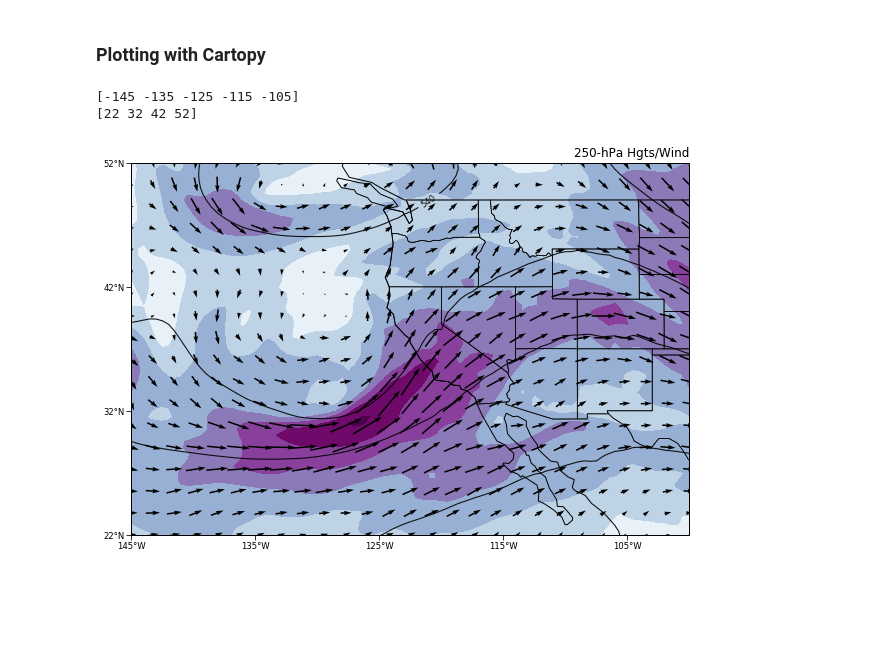
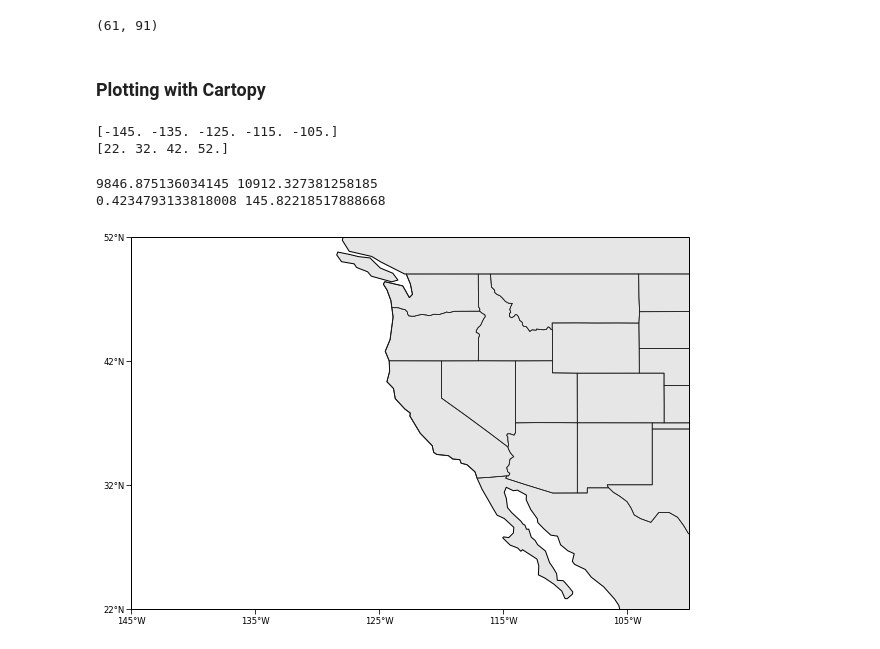
Before and after one commit to CLIVAC/pyclivac, a Jupyter notebook: examples/xarray_and_cartopy.ipynb, the cells around one changed output. Saved outputs shown, nothing was run; the diff lists cells and outputs as text; code cells hidden in the pictures; blank space fills up the shorter version.

```diff
--- a/examples/xarray_and_cartopy.ipynb
+++ b/examples/xarray_and_cartopy.ipynb
@@ -99,13 +168,13 @@ Attributes:
 # %%
-# Extract data for plotting
-
-lats = ds250['latitude'].values     # .values extracts var as numpy array
-lons = ds250['longitude'].values
+# coordinate arrays
+lats = dsAR['latitude'].values     # .values extracts var as numpy array
+lons = dsAR['longitude'].values
 print(lats.shape, lons.shape)
 
-u250 = ds250['u'].values
-v250 = ds250['v'].values
-z250 = ds250['zg'].values
+# data variables
+uwnd = dsAR['u'].values
+vwnd = dsAR['v'].values
+hgts = dsAR['zg'].values
 
-print(u250.shape)
+# check shape of new arrays and print some values...
 # %% [output]
@@ -119,9 +191,12 @@ def calc_wspd(u, v):
     wspd = np.sqrt(u**2 + v**2)
     return wspd
 # %%
-# Compute wind speed
+# Calculate wind speed
 
-wspd = calc_wspd(u250, v250)
+wspd = calc_wspd(uwnd, vwnd)
+print(wspd.shape)
+# %% [output]
+(61, 91)
 # %%
 # Define a function to convert wind from m/s to knots
 
@@ -129,9 +207,6 @@ wspd = calc_wspd(u250, v250)
 # %% [markdown]
 ### Plotting with Cartopy
 # %%
-# Set up
-uwnd = u250
-vwnd = v250
 # Projection/Coordinate systems
 datacrs = ccrs.PlateCarree()     # data/source
 mapcrs = ccrs.PlateCarree()      # map/destination
@@ -148,57 +223,55 @@ dy = np.arange(latmin,latmax+1,10)
 print(dx)
 print(dy)
 # %% [output]
-[-145 -135 -125 -115 -105]
-[22 32 42 52]
+[-145. -135. -125. -115. -105.]
+[22. 32. 42. 52.]
+# %%
+# Check range of data values (helps set up contour levels)
+
+print(hgts.min(), hgts.max())
+print(wspd_knots.min(), wspd_knots.max())
+# %% [output]
+9846.875136034145 10912.327381258185
+0.4234793133818008 145.82218517888668
 # %%
 # Create figure
 fig = plt.figure(figsize=(10,7))
 
 # Add plot axes and draw basemap
 ax = fig.add_subplot(111, projection=mapcrs)
 ax.set_extent([lonmin,lonmax,latmin,latmax], crs=mapcrs)
 
 # xticks
 ax.set_xticks(dx, crs=mapcrs)
 lon_formatter = LongitudeFormatter()
 ax.xaxis.set_major_formatter(lon_formatter)
 # yticks
 ax.set_yticks(dy, crs=mapcrs)
 lat_formatter = LatitudeFormatter()
 ax.yaxis.set_major_formatter(lat_formatter)
 # tick params
 ax.tick_params(direction='out', labelsize=8.5, length=5, pad=2, color='black')
 
 # Map features
 ax.add_feature(cfeature.LAND, facecolor='0.9')
 ax.add_feature(cfeature.BORDERS, edgecolor='0.1', linewidth=0.7)
 ax.add_feature(cfeature.COASTLINE, edgecolor='k', linewidth=1.0)
 ax.add_feature(cfeature.STATES, edgecolor='0.1', linewidth=0.7)
 
+# show basemap
+plt.show()
+
 # Geopotenital height lines
-clevs_hgts = np.arange(840,1280,12)
-cs = ax.contour(lons, lats, hgts/10., transform=datacrs,
-               # levels=clevs_hgts,
-                linewidths=1.1, alpha=0.9,
-                colors='k')
-plt.clabel(cs, fmt='%d',fontsize=8.5, inline_spacing=5)
+# clevs_hgts = np.arange(840,1280,12)
+# cs = ax.contour(lons, lats, hgts/10., transform=datacrs,
+#                 levels=clevs_hgts,
+#                 colors='blue',         # line color
+#                 linewidths=1.1)     # line thickness
+#
+# # Add labels to contour lines
+# plt.clabel(cs, fmt='%d',fontsize=8.5, inline_spacing=5)
 
-
-# Wind speed - contour fill
-#clevs_wspd = np.arange(60,101,10)
-cf = ax.contourf(lons, lats, wspd, transform=datacrs,
-               #  levels=clevs_wspd,
-                 cmap='BuPu', extend='max')
-# Wind vectors
-ax.quiver(lons, lats, uwnd, vwnd, transform=datacrs,
-         color='k', regrid_shape=18, pivot='middle')
-
-# Plot title
-titlestring = f"{plev}-hPa Hgts/Wind"
-ax.set_title('250-hPa Hgts/Wind', loc='right',fontsize=12)
-# ax.set_title(labels[k+1], loc='left',fontsize=12)
-
-# Show
-plt.show()
+# # Show
+# plt.show()
 # %% [output]
-[figure, old version]
+[figure, new version]
```
Also changed, not shown: parts of 19 cells of this notebook, 1 other file.
